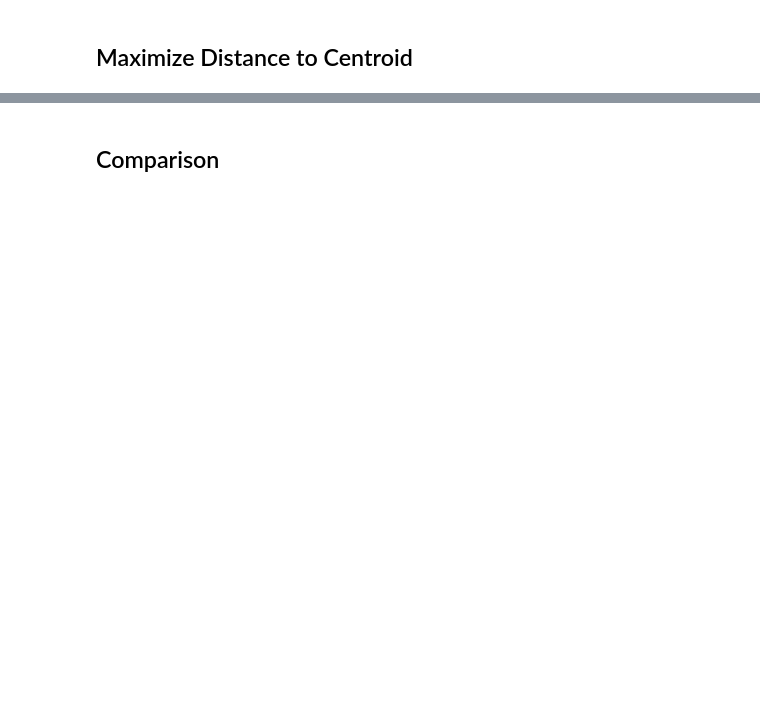
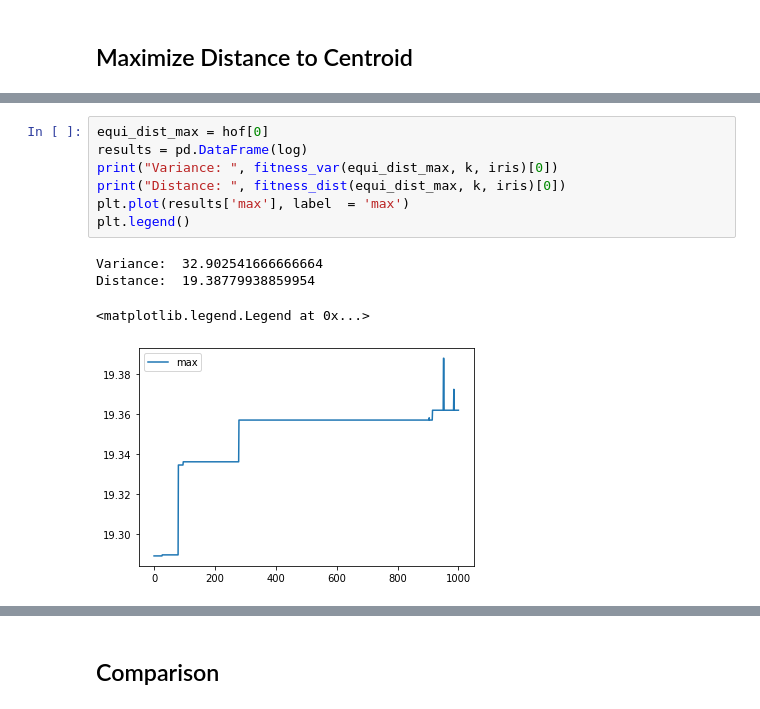
Before and after one commit to upadhyan/Clustering-Projects, a Jupyter notebook: Heterogenous Clusters/notebooks/Evolutionary H-Clustering.ipynb, the cells around one changed output, grey strips where cells are left out. Drawn from its saved outputs; the diff is of its cells as text; blank space fills up the shorter version.

```diff
--- a/Heterogenous Clusters/notebooks/Evolutionary H-Clustering.ipynb
+++ b/Heterogenous Clusters/notebooks/Evolutionary H-Clustering.ipynb
@@ -159,0 +252,12 @@ Distance:  75.98327407987323
+# %%
+equi_dist_max = hof[0]
+results = pd.DataFrame(log)
+print("Variance: ", fitness_var(equi_dist_max, k, iris)[0])
+print("Distance: ", fitness_dist(equi_dist_max, k, iris)[0])
+plt.plot(results['max'], label  = 'max')
+plt.legend()
+# %% [output]
+Variance:  32.902541666666664
+Distance:  19.38779938859954
+<matplotlib.legend.Legend at 0x...>
+[figure, added]
```
Also changed, not shown: parts of 12 cells of this notebook, 2 other files.
